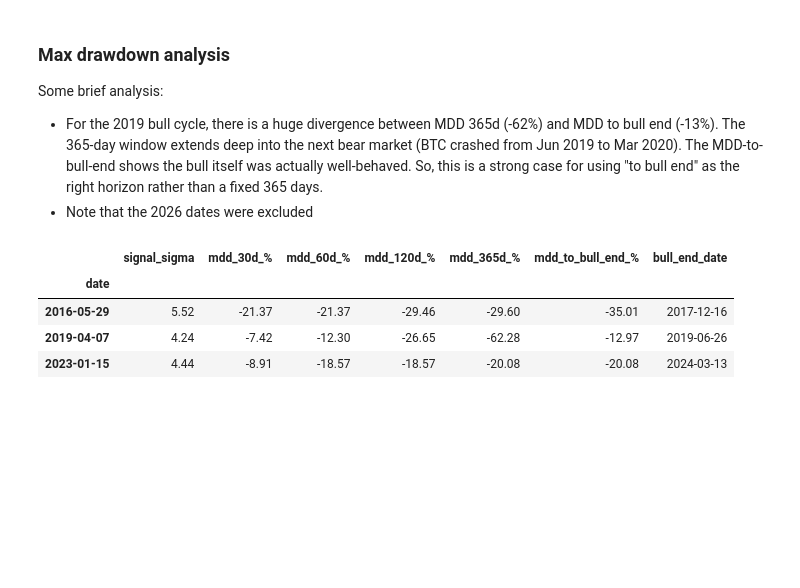
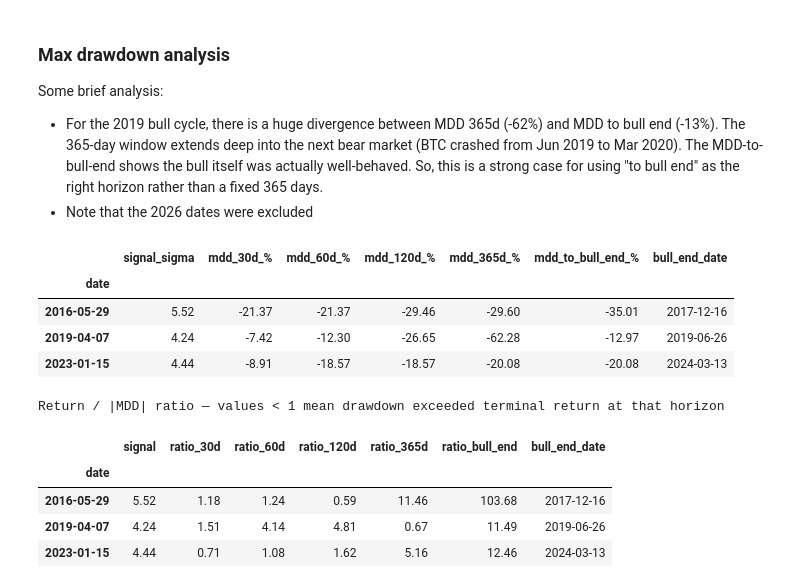
Before and after one commit to tingxuanp/nussif-crypto-proj, a Jupyter notebook: bull_cycle_analysis.ipynb, the cells around one changed output. Cells and saved outputs as stored; diff of their text form; code cells hidden in the pictures; blank space fills up the shorter version.

Commit message:
Add ratios

```diff
--- a/bull_cycle_analysis.ipynb
+++ b/bull_cycle_analysis.ipynb
@@ -342,3 +342,59 @@ display(mdd_df)
 | 2016-05-29 | 5.52 | -21.37 | -21.37 | -29.46 | -29.60 | -35.01 | 2017-12-16 |
 | 2019-04-07 | 4.24 | -7.42 | -12.30 | -26.65 | -62.28 | -12.97 | 2019-06-26 |
 | 2023-01-15 | 4.44 | -8.91 | -18.57 | -18.57 | -20.08 | -20.08 | 2024-03-13 |
+# %%
+# Return-to-MDD ratio: terminal forward return / |max drawdown| at each horizon
+#
+# For a given window (e.g. 60 days):
+#   - terminal return: (price at day 60 / entry price) - 1
+#   - MDD: worst peak-to-trough drop that occurred anywhere inside those 60 days
+#   - ratio = terminal return / |MDD|
+#
+# Ratio > 1 : return exceeded the worst drawdown (good risk/reward)
+# Ratio < 1 : drawdown was larger than the terminal gain (bumpy ride for little reward at that horizon)
+#
+# Depends on: max_drawdown(), next_peak_after(), peak_dates (defined in s2-mdd)
+
+HORIZONS = [30, 60, 120, 365]
+rows = []
+
+for date in sig4_ema.index:
+    ts  = pd.Timestamp(date)
+    ref = close.loc[:ts].iloc[-1]
+    row = {"date": ts, "signal": round(signal[date], 2)}
+
+    for h in HORIZONS:
+        end = ts + pd.Timedelta(days=h)
+        if end > close.index[-1]:
+            row[f"ratio_{h}d"] = np.nan
+        else:
+            window  = close.loc[ts:end]
+            fwd_ret = (window.iloc[-1] / ref - 1) * 100
+            mdd     = max_drawdown(window)  # negative %
+            row[f"ratio_{h}d"] = round(fwd_ret / abs(mdd), 2) if mdd != 0 else np.nan
+
+    # Bull-end ratio: return to cycle peak / MDD from entry to cycle peak
+    peak = next_peak_after(ts)
+    if peak is None or peak > close.index[-1]:
+        row["ratio_bull_end"] = np.nan
+        row["bull_end_date"]  = str(peak.date()) if peak else "—"
+    else:
+        window  = close.loc[ts:peak]
+        fwd_ret = (window.iloc[-1] / ref - 1) * 100
+        mdd     = max_drawdown(window)
+        row["ratio_bull_end"] = round(fwd_ret / abs(mdd), 2) if mdd != 0 else np.nan
+        row["bull_end_date"]  = str(peak.date())
+
+    rows.append(row)
+
+ratio_df = pd.DataFrame(rows).set_index("date")
+ratio_df.index = ratio_df.index.strftime("%Y-%m-%d")
+print("Return / |MDD| ratio — values < 1 mean drawdown exceeded terminal return at that horizon")
+display(ratio_df)
+# %% [output]
+Return / |MDD| ratio — values < 1 mean drawdown exceeded terminal return at that horizon
+|  | signal | ratio_30d | ratio_60d | ratio_120d | ratio_365d | ratio_bull_end | bull_end_date |
+| date |  |  |  |  |  |  |  |
+| 2016-05-29 | 5.52 | 1.18 | 1.24 | 0.59 | 11.46 | 103.68 | 2017-12-16 |
+| 2019-04-07 | 4.24 | 1.51 | 4.14 | 4.81 | 0.67 | 11.49 | 2019-06-26 |
+| 2023-01-15 | 4.44 | 0.71 | 1.08 | 1.62 | 5.16 | 12.46 | 2024-03-13 |
```
Also changed, not shown: parts of 1 cell of this notebook, 1 other file.
